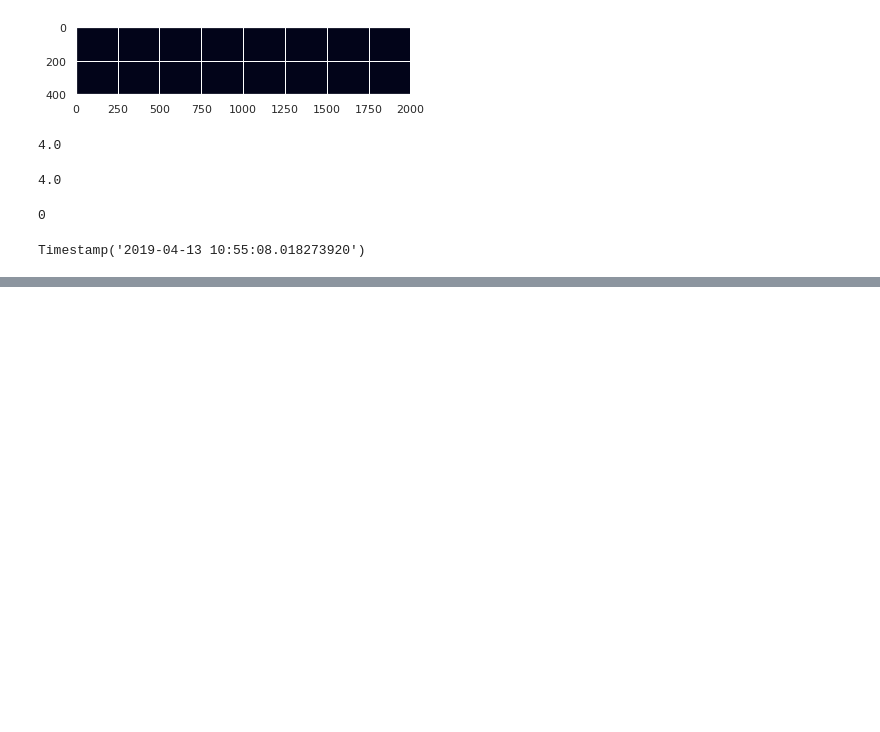
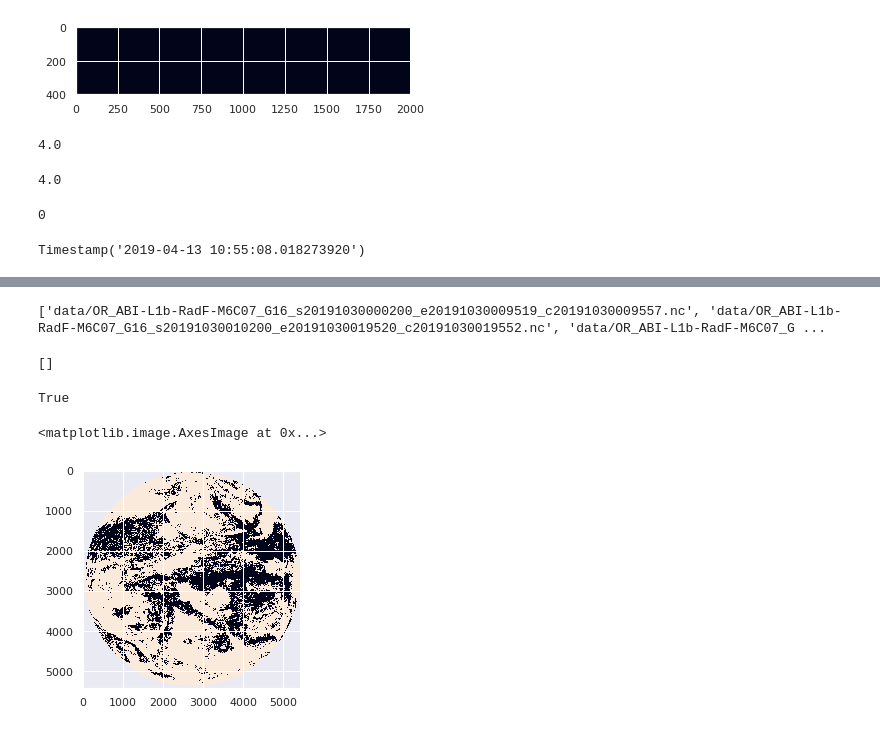
Before and after one commit to story645/GOEScode, a Jupyter notebook: botoloading/VisualROICheck.ipynb, the cells around one changed output, grey strips where cells are left out. Cells and saved outputs as stored; diff of their text form; code cells hidden in the pictures; blank space fills up the shorter version.

```diff
--- a/botoloading/VisualROICheck.ipynb
+++ b/botoloading/VisualROICheck.ipynb
@@ -348,0 +356,23 @@ getMatchesFromFiles(filenames,band=None, platform=None, year=None, dayofyear=Non
+# %%
+datapath = Path('./data')
+dirlist = list(str(item) for item in datapath.glob('*'))
+print(dirlist)
+# %% [output]
+['data/OR_ABI-L1b-RadF-M6C07_G16_s20191030000200_e20191030009519_c20191030009557.nc', 'data/OR_ABI-L1b-RadF-M6C07_G16_s20191030010200_e20191030019520_c20191030019552.nc', 'data/OR_ABI-L1b-RadF-M6C07_G ...
+# %%
+getMatchesFromFiles(dirlist, band=None, platform=16, year=2019, dayofyear=102, product="OR_ABI-L1b-Rad")
+# %% [output]
+[]
+# %%
+fnameACM = Path('data/OR_ABI-L2-ACMF-M6_G17_s20191030030339_e20191030039405_c20191030039593.nc')
+# %%
+fnameACM.exists()
+# %% [output]
+True
+# %%
+acm_xr = xr.load_dataset(fnameACM)
+# %%
+plt.imshow(acm_xr['BCM'])
+# %% [output]
+<matplotlib.image.AxesImage at 0x...>
+[figure, added]
```
Also changed, not shown: parts of 7 cells of this notebook, 11 other files.
